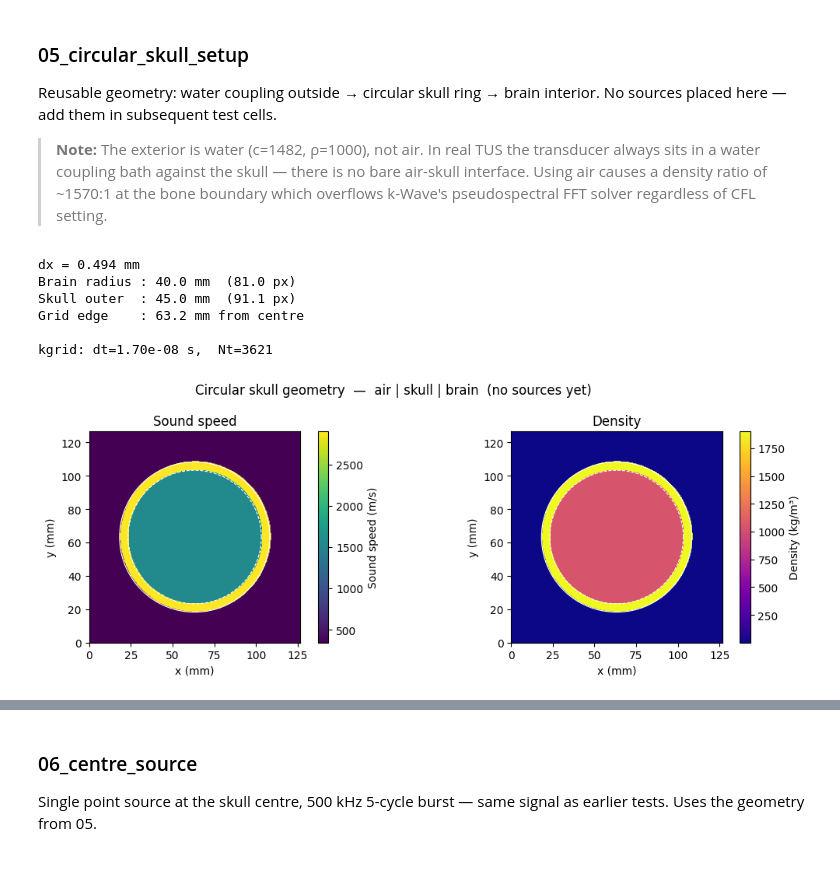
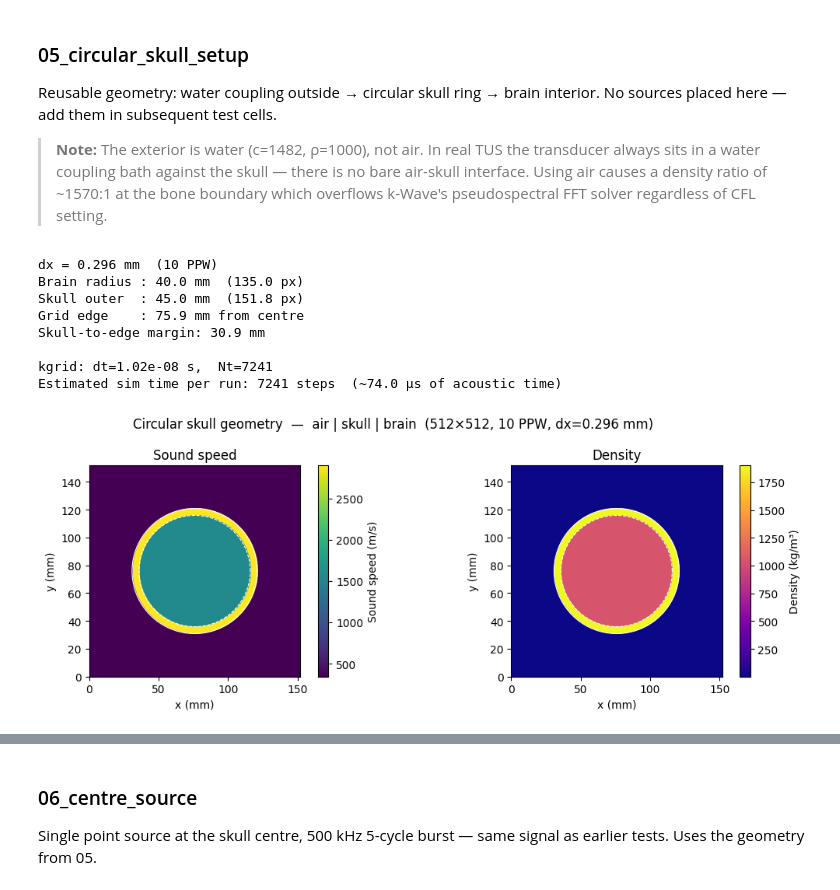
Before and after one commit to BenGitai/Brain-Ultrasound-Code-Pesaran-, a Jupyter notebook: CombinedKwaveTests.ipynb, the cells around one changed output, grey strips where cells are left out. Cells and saved outputs as stored; diff of their text form; code cells hidden in the pictures.

```diff
--- a/CombinedKwaveTests.ipynb
+++ b/CombinedKwaveTests.ipynb
@@ -547,9 +547,13 @@ c_brain  = 1560.0;   rho_brain  = 1040.0   # brain tissue
 freq = 500e3
 c0   = 1482.0          # water — used only for wavelength/dx sizing
 wavelength = c0 / freq # ~3 mm
-dx = wavelength / 6    # ~0.494 mm per grid point
 
-Nx, Ny = 256, 256      # physical size ≈ 126 mm × 126 mm
+# Resolution: 10 points per wavelength (up from 6).
+# Skull wall (~5 mm) spans ~17 grid points — enough to resolve the impedance
+# ramp without numerical smearing.  Tradeoff: ~9× more compute than 6 PPW.
+dx = wavelength / 10   # ~0.296 mm per grid point
+
+Nx, Ny = 512, 512      # physical size ≈ 151 mm × 151 mm
 cx, cy = Nx // 2, Ny // 2  # skull centre (grid indices)
 
 # ── Skull geometry ────────────────────────────────────────────────────────────
@@ -559,10 +563,11 @@ skull_thickness_mm =  5.0   # skull wall thickness
 skull_inner_px = brain_radius_mm                        * 1e-3 / dx
 skull_outer_px = (brain_radius_mm + skull_thickness_mm) * 1e-3 / dx
 
-print(f"dx = {dx*1e3:.3f} mm")
+print(f"dx = {dx*1e3:.3f} mm  ({wavelength/dx:.0f} PPW)")
 print(f"Brain radius : {brain_radius_mm:.1f} mm  ({skull_inner_px:.1f} px)")
 print(f"Skull outer  : {brain_radius_mm + skull_thickness_mm:.1f} mm  ({skull_outer_px:.1f} px)")
 print(f"Grid edge    : {Nx//2 * dx*1e3:.1f} mm from centre")
+print(f"Skull-to-edge margin: {(Nx//2 * dx - (brain_radius_mm + skull_thickness_mm)*1e-3)*1e3:.1f} mm")
 
 # ── Build radial distance map ─────────────────────────────────────────────────
 XX, YY = np.meshgrid(np.arange(Nx), np.arange(Ny), indexing='ij')
@@ -590,43 +595,48 @@ medium = kWaveMedium(
 )
 
 print(f"\nkgrid: dt={kgrid.dt:.2e} s,  Nt={kgrid.Nt}")
+print(f"Estimated sim time per run: {kgrid.Nt} steps  "
+      f"(~{kgrid.Nt * kgrid.dt * 1e6:.1f} µs of acoustic time)")
 
 # ── Visualise geometry ────────────────────────────────────────────────────────
 extent = [0, Nx*dx*1e3, 0, Ny*dx*1e3]
 theta  = np.linspace(0, 2*np.pi, 360)
 cx_mm, cy_mm = cx*dx*1e3, cy*dx*1e3
 r_inner_mm   = skull_inner_px * dx * 1e3
 r_outer_mm   = skull_outer_px * dx * 1e3
 
 fig, axes = plt.subplots(1, 2, figsize=(11, 4))
 
 ax = axes[0]
 im = ax.imshow(sound_speed_map.T, origin='lower', extent=extent, cmap='viridis')
 plt.colorbar(im, ax=ax, label='Sound speed (m/s)')
 ax.plot(cx_mm + r_inner_mm * np.cos(theta),
         cy_mm + r_inner_mm * np.sin(theta), 'w--', lw=0.8)
 ax.plot(cx_mm + r_outer_mm * np.cos(theta),
         cy_mm + r_outer_mm * np.sin(theta), 'w-',  lw=0.8)
 ax.set_title('Sound speed'); ax.set_xlabel('x (mm)'); ax.set_ylabel('y (mm)')
 
 ax = axes[1]
 im = ax.imshow(density_map.T, origin='lower', extent=extent, cmap='plasma')
 plt.colorbar(im, ax=ax, label='Density (kg/m³)')
 ax.plot(cx_mm + r_inner_mm * np.cos(theta),
         cy_mm + r_inner_mm * np.sin(theta), 'w--', lw=0.8)
 ax.plot(cx_mm + r_outer_mm * np.cos(theta),
         cy_mm + r_outer_mm * np.sin(theta), 'w-',  lw=0.8)
 ax.set_title('Density'); ax.set_xlabel('x (mm)'); ax.set_ylabel('y (mm)')
 
-plt.suptitle('Circular skull geometry  —  air | skull | brain  (no sources yet)')
+plt.suptitle(f'Circular skull geometry  —  air | skull | brain  '
+             f'({Nx}×{Ny}, {wavelength/dx:.0f} PPW, dx={dx*1e3:.3f} mm)')
 plt.tight_layout()
 plt.savefig('05_circular_skull_setup.png', dpi=150)
 plt.show()
 # %% [output]
-dx = 0.494 mm
-Brain radius : 40.0 mm  (81.0 px)
-Skull outer  : 45.0 mm  (91.1 px)
-Grid edge    : 63.2 mm from centre
+dx = 0.296 mm  (10 PPW)
+Brain radius : 40.0 mm  (135.0 px)
+Skull outer  : 45.0 mm  (151.8 px)
+Grid edge    : 75.9 mm from centre
+Skull-to-edge margin: 30.9 mm
 
-kgrid: dt=1.70e-08 s,  Nt=3621
+kgrid: dt=1.02e-08 s,  Nt=7241
+Estimated sim time per run: 7241 steps  (~74.0 µs of acoustic time)
-[figure, old version]
+[figure, new version]
```
Also changed, not shown: parts of 2 cells of this notebook, 4 other files.
